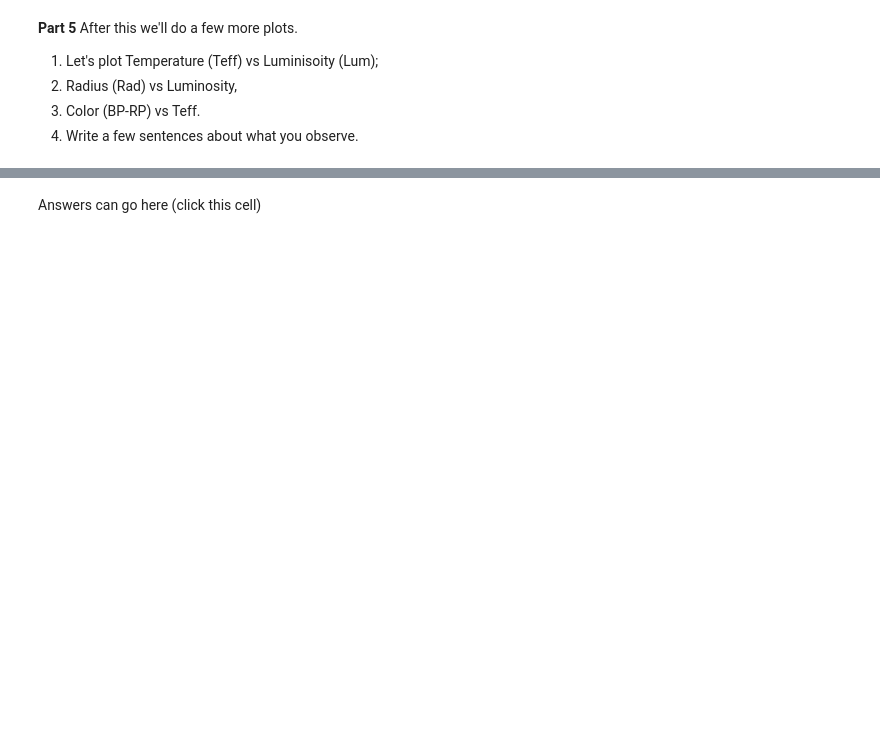
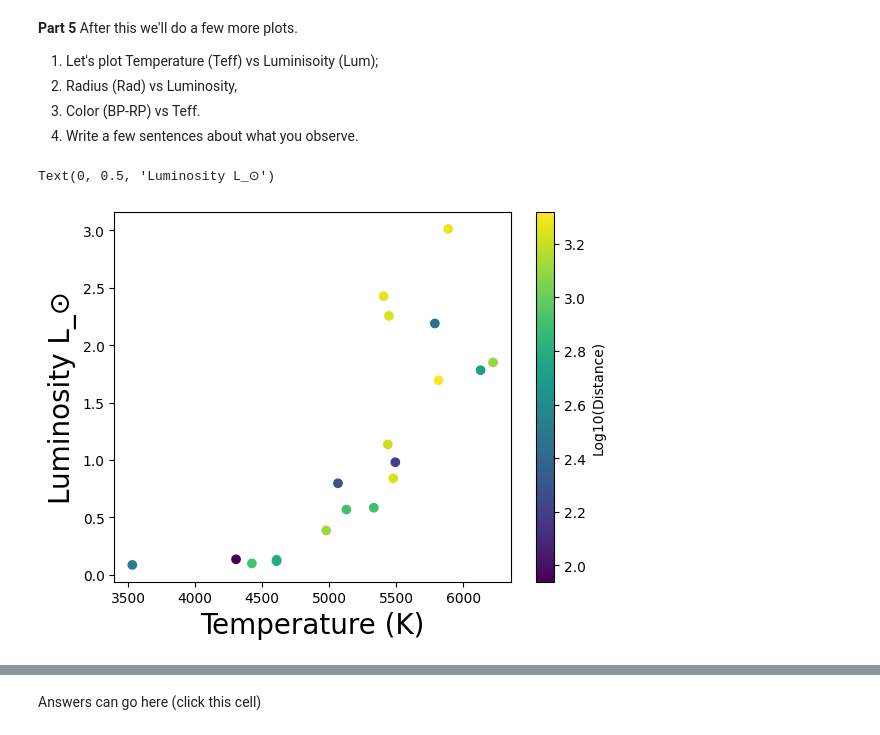
Before and after one commit to mialli963/PHYS3025Work, a Jupyter notebook: PHYS_3025_Activity_1.ipynb, the cells around one changed output, grey strips where cells are left out. Saved outputs shown, nothing was run; the diff lists cells and outputs as text; code cells hidden in the pictures; blank space fills up the shorter version.

```diff
--- a/PHYS_3025_Activity_1.ipynb
+++ b/PHYS_3025_Activity_1.ipynb
@@ -218,0 +407,13 @@ After this we'll do a few more plots.
+# %%
+#code for part 5 goes here
+#Temperature vs. Luminosity
+plt.scatter(data_clean["Teff"],data_clean["Lum"],c=np.log10(distance))
+
+cbar=plt.colorbar()
+cbar.set_label('Log10(Distance)')
+#plt.xlim(reversed(plt.xlim())) # flip the x-axis
+plt.xlabel("Temperature (K)", fontsize=20)
+plt.ylabel("Luminosity L_⊙", fontsize=20)
+# %% [output]
+Text(0, 0.5, 'Luminosity L_⊙')
+[figure, added]
```
Also changed, not shown: parts of 29 cells of this notebook.
